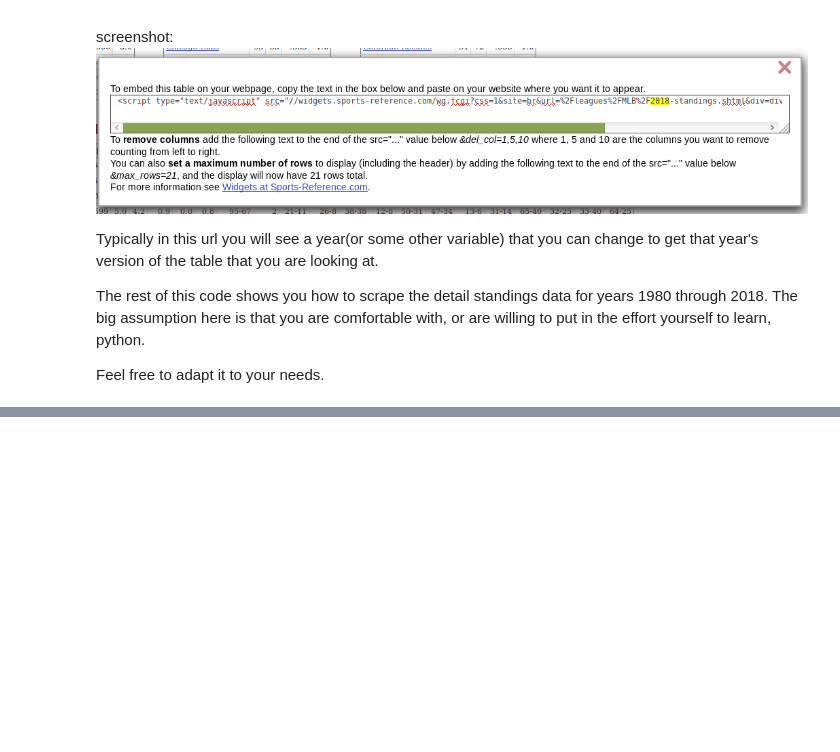
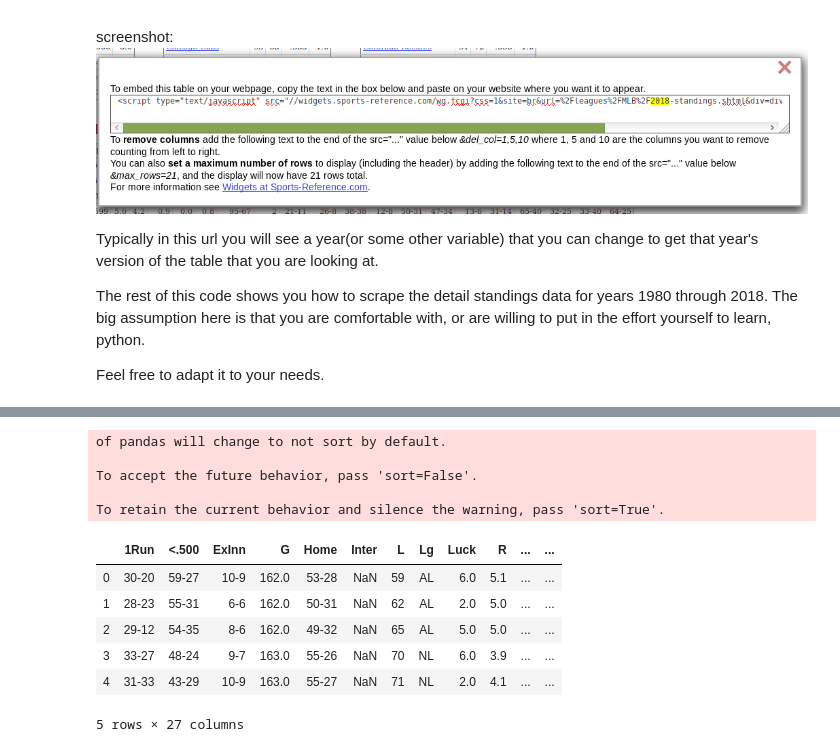
Before and after one commit to jonathanduvan/batting-model, a Jupyter notebook: battingNotebook.ipynb, the cells around one changed output, grey strips where cells are left out. Cells and saved outputs as stored; diff of their text form; code cells hidden in the pictures; blank space fills up the shorter version.

```diff
--- a/battingNotebook.ipynb
+++ b/battingNotebook.ipynb
@@ -31,3 +49,17 @@ for year in range(1980,2019):
 # %%
 #put all the years together
 all_years_df = pd.concat(all_years)
+all_years_df.head()
+# %% [output]
+of pandas will change to not sort by default.
+
+To accept the future behavior, pass 'sort=False'.
+
+To retain the current behavior and silence the warning, pass 'sort=True'.
+|  | 1Run | <.500 | ExInn | G | Home | Inter | L | Lg | Luck | R | ... | ... |
+| 0 | 30-20 | 59-27 | 10-9 | 162.0 | 53-28 | NaN | 59 | AL | 6.0 | 5.1 | ... | ... |
+| 1 | 28-23 | 55-31 | 6-6 | 162.0 | 50-31 | NaN | 62 | AL | 2.0 | 5.0 | ... | ... |
+| 2 | 29-12 | 54-35 | 8-6 | 162.0 | 49-32 | NaN | 65 | AL | 5.0 | 5.0 | ... | ... |
+| 3 | 33-27 | 48-24 | 9-7 | 163.0 | 55-26 | NaN | 70 | NL | 6.0 | 3.9 | ... | ... |
+| 4 | 31-33 | 43-29 | 10-9 | 163.0 | 55-27 | NaN | 71 | NL | 2.0 | 4.1 | ... | ... |
+5 rows × 27 columns
```
Also changed, not shown: parts of 1 cell of this notebook, 1 other file.
